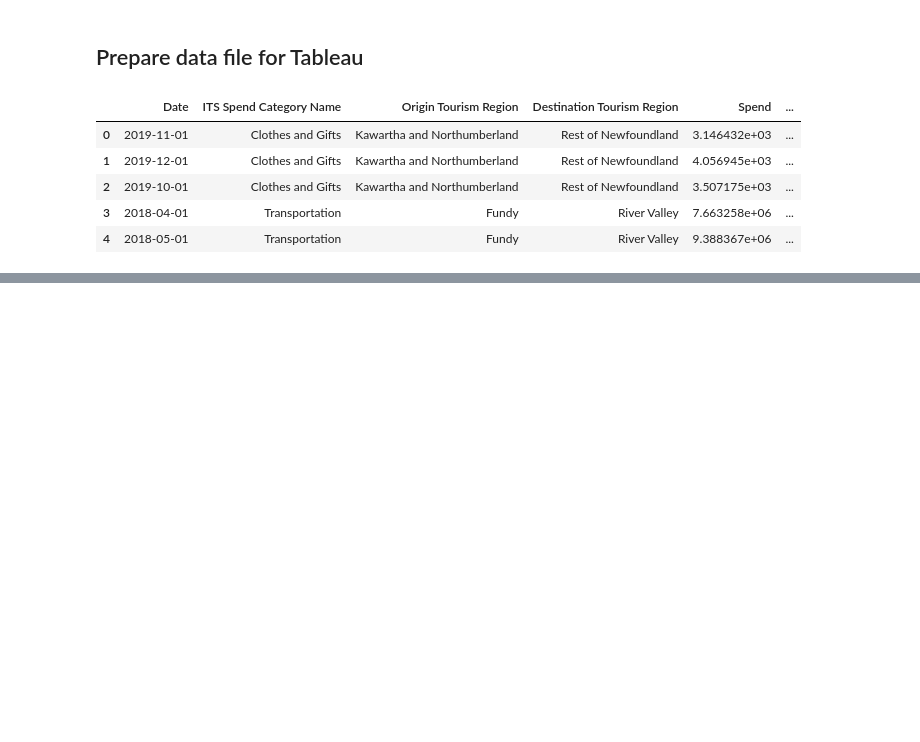
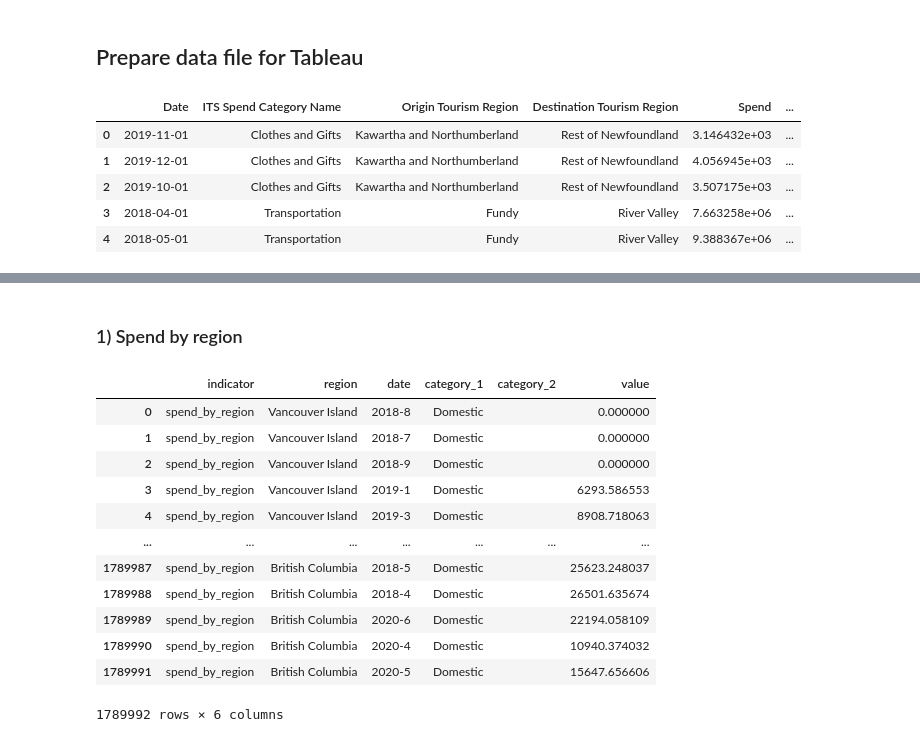
Before and after one commit to Vizzuality/tota, a Jupyter notebook: data/notebooks/tota_spending_data.ipynb, the cells around one changed output, grey strips where cells are left out. Cells and saved outputs as stored; diff of their text form; code cells hidden in the pictures; blank space fills up the shorter version.

Commit message:
spending data preparation

```diff
--- a/data/notebooks/tota_spending_data.ipynb
+++ b/data/notebooks/tota_spending_data.ipynb
@@ -690,0 +706,18 @@ df_to_save.to_csv('../data/spending_data_processed.csv', index=False)
+# %%
+des_provinces = {
+'CCC':'Cariboo Chilcotin Coast',
+'TVI':'Vancouver Island',
+'TOTA':'Thompson Okanagan',
+'KRT':'Kootenay Rockies',
+'NBC':'Northern BC',
+'VCM':'Vancouver Coast and Mountains'
+}
+# %%
+group_origin = {'South Korean':'Rest of World', 'France':'Rest of World', 'India':'Rest of World'}
+df_api= df[df['Destination Province'] == 'British Columbia'].copy()
+df_api['Origin Country'].replace(group_origin, inplace = True)
+df_api['id'] = range(len(df_api))
+df_api.columns = df_api.columns.str.lower()
+df_api['destination region'].replace(des_provinces, inplace = True)
+df_api['origin'] = np.where(df_api['origin country'] == 'Canada', 'Domestic', 'International')
+df_api.head()
@@ -690,0 +731,34 @@ df_to_save.to_csv('../data/spending_data_processed.csv', index=False)
+# %% [markdown]
+### 1) Spend by region
+# %%
+df_ind_r = pd.DataFrame({'indicator': 'spend_by_region',
+'region': df_api['destination region'].values,
+'date': df_api.date.str[:-3].str.replace('-0', '-'),
+'category_1': df_api['origin'].values,
+'category_2':'',
+'value': df_api.spend})
+
+df_ind_bc = pd.DataFrame({'indicator': 'spend_by_region',
+'region': 'British Columbia',
+'date': df_api.date.str[:-3].str.replace('-0', '-'),
+'category_1': df_api['origin'].values,
+'category_2':'',
+'value': df_api.spend})
+
+df_ind = pd.concat([df_ind_r, df_ind_bc], ignore_index = True)
+
+df_ind
+# %% [output]
+|  | indicator | region | date | category_1 | category_2 | value |
+| 0 | spend_by_region | Vancouver Island | 2018-8 | Domestic |  | 0.000000 |
+| 1 | spend_by_region | Vancouver Island | 2018-7 | Domestic |  | 0.000000 |
+| 2 | spend_by_region | Vancouver Island | 2018-9 | Domestic |  | 0.000000 |
+| 3 | spend_by_region | Vancouver Island | 2019-1 | Domestic |  | 6293.586553 |
+| 4 | spend_by_region | Vancouver Island | 2019-3 | Domestic |  | 8908.718063 |
+| ... | ... | ... | ... | ... | ... | ... |
+| 1789987 | spend_by_region | British Columbia | 2018-5 | Domestic |  | 25623.248037 |
+| 1789988 | spend_by_region | British Columbia | 2018-4 | Domestic |  | 26501.635674 |
+| 1789989 | spend_by_region | British Columbia | 2020-6 | Domestic |  | 22194.058109 |
+| 1789990 | spend_by_region | British Columbia | 2020-4 | Domestic |  | 10940.374032 |
+| 1789991 | spend_by_region | British Columbia | 2020-5 | Domestic |  | 15647.656606 |
+1789992 rows × 6 columns
```
Also changed, not shown: parts of 20 cells of this notebook.
